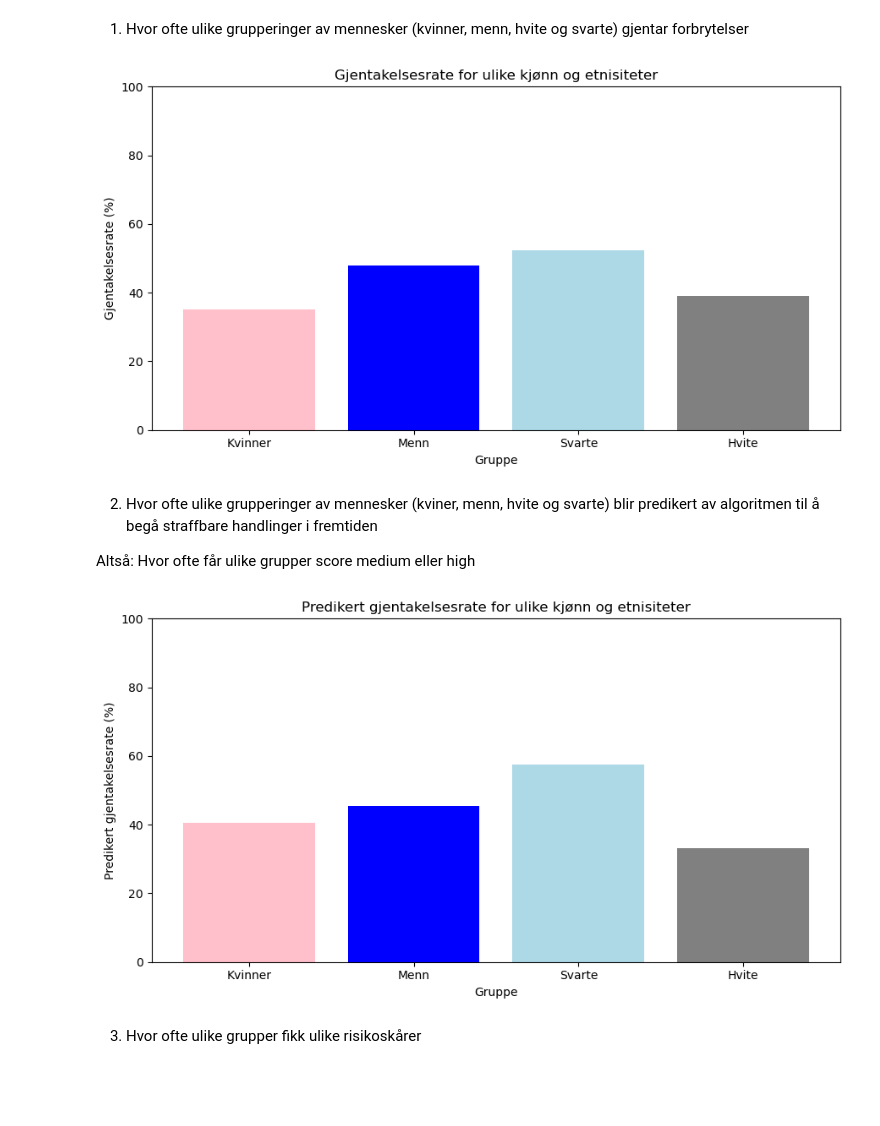
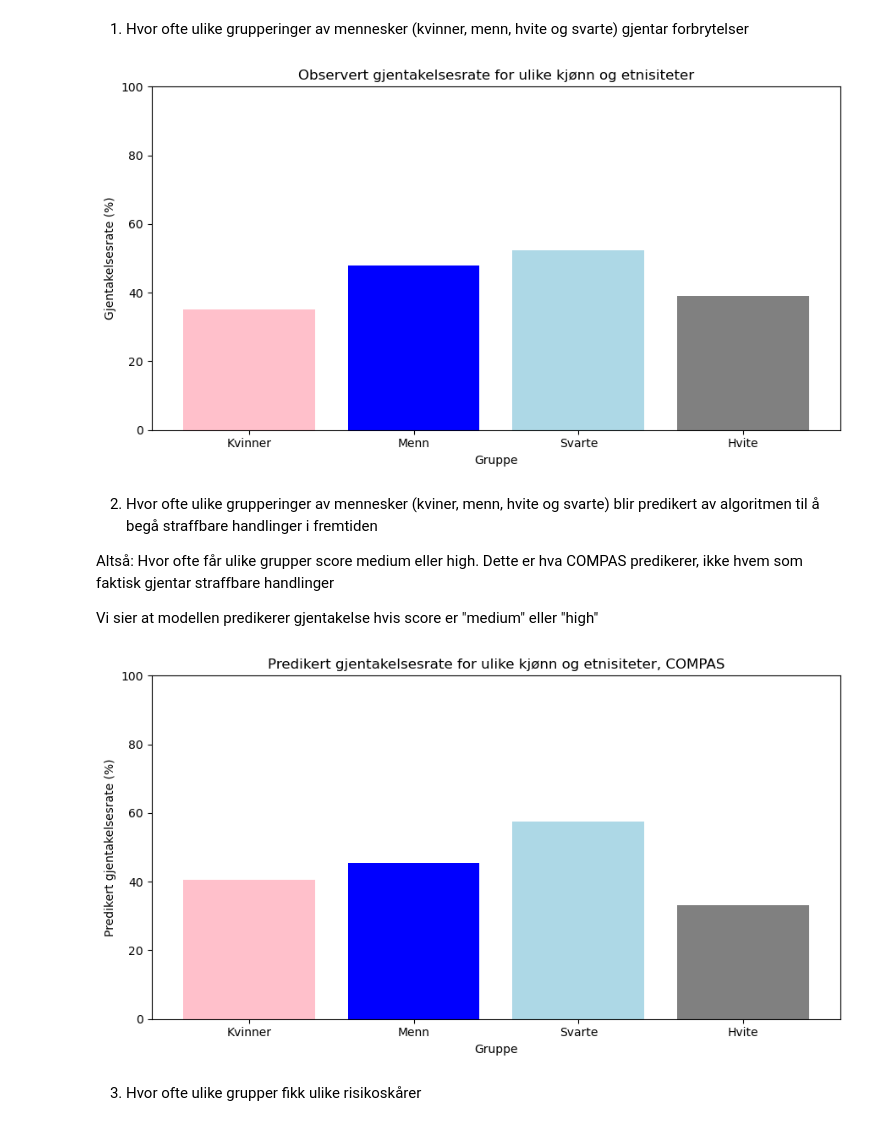
Before and after one commit to aadnerol/HON2200, a Jupyter notebook: prosjekt_COMPAS/notebooks/dataanalyse.ipynb, the cells around one changed output. Cells and saved outputs as stored; diff of their text form; code cells hidden in the pictures; blank space fills up the shorter version.

```diff
--- a/prosjekt_COMPAS/notebooks/dataanalyse.ipynb
+++ b/prosjekt_COMPAS/notebooks/dataanalyse.ipynb
@@ -81,34 +83,36 @@ df.head()
 1. Hvor ofte ulike grupperinger av mennesker (kvinner, menn, hvite og svarte) gjentar forbrytelser
 # %%
 # Gjentakelsesrate per kjønn
-gjenta_kjonn = df.groupby("sex")["two_year_recid"].mean() * 100
+gjenta_kjonn = df.groupby("sex")["two_year_recid"].mean() * 100  ### TELLER HVOR MANGE SOM GJENTAR STRAFFBARE HANDLINGER HER (GRUPPERT PÅ KJØNN)
 # Gjentakelsesrate per etnisitet
-gjenta_etnisitet = df[df["race"].isin(["Caucasian", "African-American"])].groupby("race")["two_year_recid"].mean() * 100
+gjenta_etnisitet = df[df["race"].isin(["Caucasian", "African-American"])].groupby("race")["two_year_recid"].mean() * 100. ### TELLER HVOR MANGE SOM GJENTAR STRAFFBARE HANDLINGER HER (GRUPPERT PÅ ETNISITET)
 
 # Slå sammen for samlet figur
 labels = ["Kvinner", "Menn", "Svarte", "Hvite"]
 values = list(gjenta_kjonn.values) + list(gjenta_etnisitet.values)
 colors = ['pink', 'blue', 'lightblue', 'gray']
 
 # Generer plot
 plt.figure(figsize=(9, 5))
 plt.bar(labels, values, color=colors)
-plt.title("Gjentakelsesrate for ulike kjønn og etnisiteter")
+plt.title("Observert gjentakelsesrate for ulike kjønn og etnisiteter")
 plt.ylabel("Gjentakelsesrate (%)")
 plt.xlabel("Gruppe")
 plt.ylim(0, 100)
 plt.tight_layout()
-# plt.savefig("../figurer/gjentakelsesrate_kjonn_etnisitet.pdf", format="pdf")
+#plt.savefig("../figurer/observert_gjentakelsesrate_kjonn_etnisitet.pdf", format="pdf")
 plt.show()
 # %% [output]
-[figure, old version]
+[figure, new version]
 # %% [markdown]
 2. Hvor ofte ulike grupperinger av mennesker (kviner, menn, hvite og svarte) blir predikert av algoritmen til å begå straffbare handlinger i fremtiden
 
-Altså: Hvor ofte får ulike grupper score medium eller high
+Altså: Hvor ofte får ulike grupper score medium eller high. Dette er hva COMPAS predikerer, ikke hvem som faktisk gjentar straffbare handlinger
+
+Vi sier at modellen predikerer gjentakelse hvis score er "medium" eller "high"
 # %%
 # Lager kolonne for predikert gjentakelse
-df["high_risk"] = df["score_text"] != "Low"
+df["high_risk"] = df["score_text"] != "Low" ## != betyr "ikke lik", så alle som ikke er "low risk"
 
 # Prediksjonsrate kjønn
 pred_kjonn = df.groupby("sex")["high_risk"].mean() * 100
@@ -123,7 +127,7 @@ colors = ['pink', 'blue', 'lightblue', 'gray']
 # Generer figur
 plt.figure(figsize=(9, 5))
 plt.bar(labels, values, color=colors)
-plt.title("Predikert gjentakelsesrate for ulike kjønn og etnisiteter")
+plt.title("Predikert gjentakelsesrate for ulike kjønn og etnisiteter, COMPAS")
 plt.ylabel("Predikert gjentakelsesrate (%)")
 plt.xlabel("Gruppe")
 plt.ylim(0, 100)
@@ -131,7 +135,7 @@ plt.tight_layout()
 # plt.savefig("../figurer/predikert_gjentakelsesrate_kjonn_etnisitet.pdf", format="pdf")
 plt.show()
 # %% [output]
-[figure, old version]
+[figure, new version]
 # %% [markdown]
 3. Hvor ofte ulike grupper fikk ulike risikoskårer
 # %%
```
Also changed, not shown: parts of 13 cells of this notebook, 12 other files.
